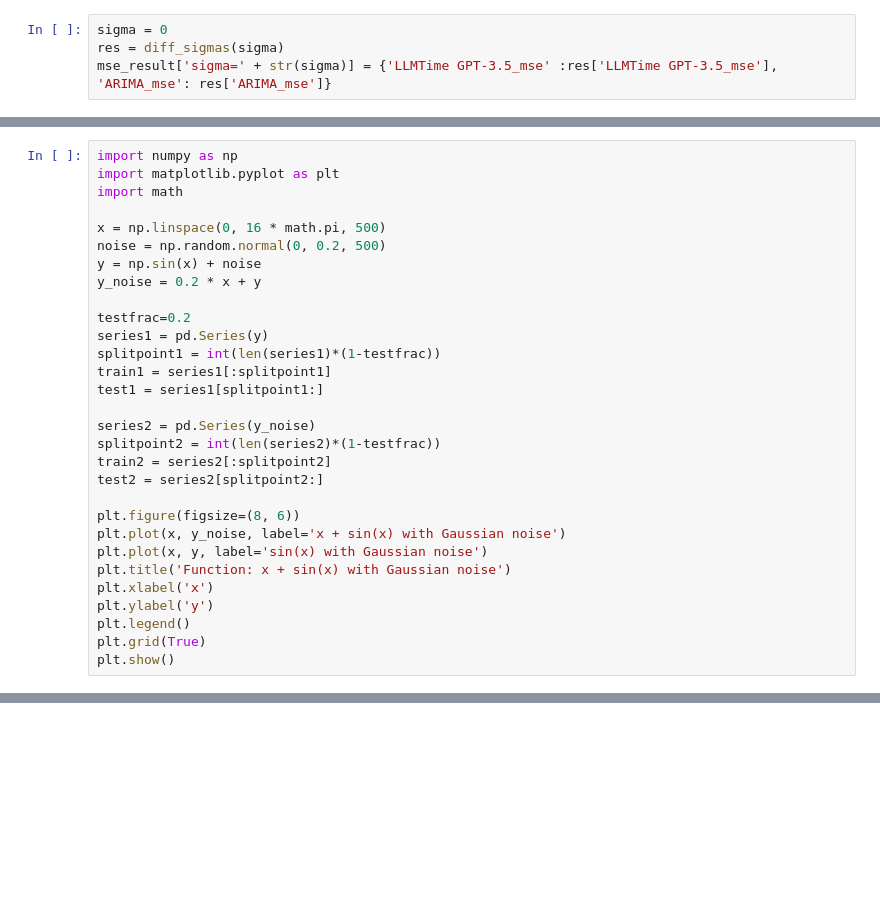
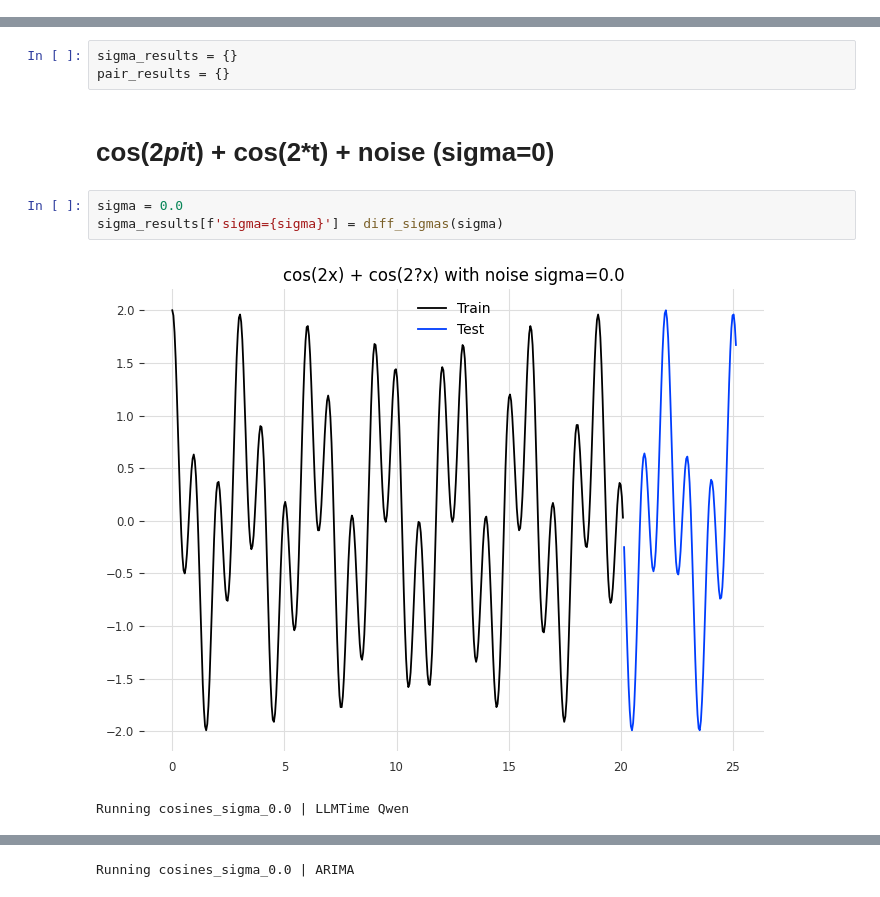
Before and after one commit to 652836/llmtime_VS_arima, a Jupyter notebook: almost_periodic_functions.ipynb, the cells around one changed output, grey strips where cells are left out. Saved outputs shown, nothing was run; the diff lists cells and outputs as text; blank space fills up the shorter version.

```diff
--- a/almost_periodic_functions.ipynb
+++ b/almost_periodic_functions.ipynb
@@ -102,4 +0,0 @@ mse_result = dict()
-# %%
-sigma = 0
-res = diff_sigmas(sigma)
-mse_result['sigma=' + str(sigma)] = {'LLMTime GPT-3.5_mse' :res['LLMTime GPT-3.5_mse'], 'ARIMA_mse': res['ARIMA_mse']}
@@ -369,30 +0,0 @@ Train length: 300, Val length: 100
-# %%
-import numpy as np
-import matplotlib.pyplot as plt
-import math
-
-x = np.linspace(0, 16 * math.pi, 500)
-noise = np.random.normal(0, 0.2, 500)
-y = np.sin(x) + noise
-y_noise = 0.2 * x + y
-
-testfrac=0.2
-series1 = pd.Series(y)
-splitpoint1 = int(len(series1)*(1-testfrac))
-train1 = series1[:splitpoint1]
-test1 = series1[splitpoint1:]
-
-series2 = pd.Series(y_noise)
-splitpoint2 = int(len(series2)*(1-testfrac))
-train2 = series2[:splitpoint2]
-test2 = series2[splitpoint2:]
-
-plt.figure(figsize=(8, 6))
-plt.plot(x, y_noise, label='x + sin(x) with Gaussian noise')
-plt.plot(x, y, label='sin(x) with Gaussian noise')
-plt.title('Function: x + sin(x) with Gaussian noise')
-plt.xlabel('x')
-plt.ylabel('y')
-plt.legend()
-plt.grid(True)
-plt.show()
@@ -416,0 +355,11 @@ Train length: 300, Val length: 100
+# %%
+sigma_results = {}
+pair_results = {}
+# %% [markdown]
+# cos(2*pi*t) + cos(2*t) + noise (sigma=0)
+# %%
+sigma = 0.0
+sigma_results[f'sigma={sigma}'] = diff_sigmas(sigma)
+# %% [output]
+[figure, added]
+Running cosines_sigma_0.0 | LLMTime Qwen
@@ -416,0 +367 @@ Train length: 300, Val length: 100
+Running cosines_sigma_0.0 | ARIMA
```
Also changed, not shown: parts of 66 cells of this notebook, 30 other files.
